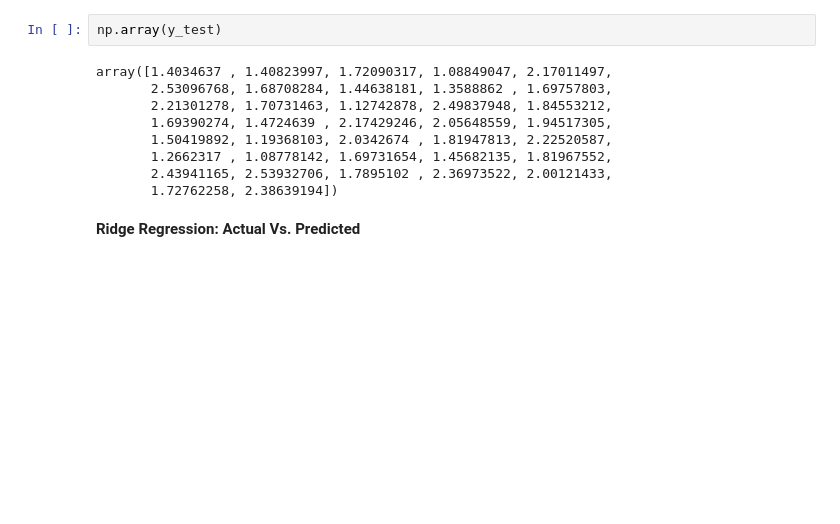
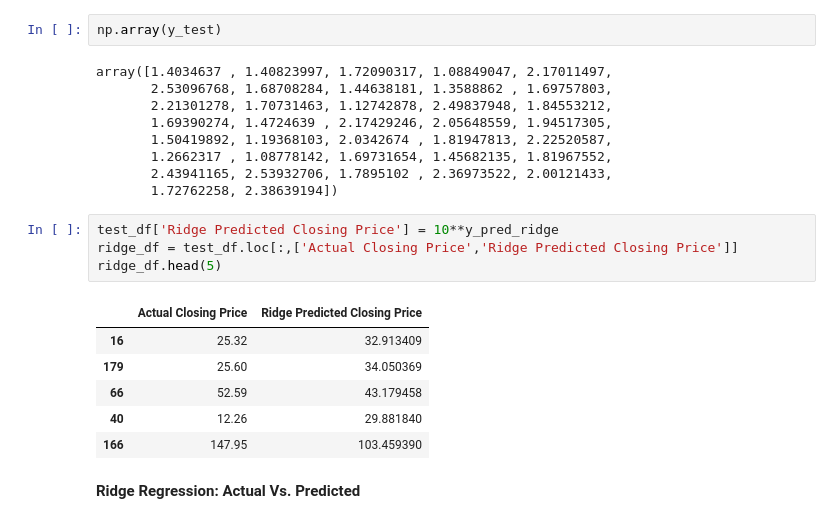
Before and after one commit to Mahima2208/YesBank_Stock_Closing_Price_Prediction, a Jupyter notebook: Yes_Bank.ipynb, the cells around one changed output. Saved outputs shown, nothing was run; the diff lists cells and outputs as text; blank space fills up the shorter version.

```diff
--- a/Yes_Bank.ipynb
+++ b/Yes_Bank.ipynb
@@ -760,6 +772,17 @@ array([1.4034637 , 1.40823997, 1.72090317, 1.08849047, 2.17011497,
        1.2662317 , 1.08778142, 1.69731654, 1.45682135, 1.81967552,
        2.43941165, 2.53932706, 1.7895102 , 2.36973522, 2.00121433,
        1.72762258, 2.38639194])
+# %%
+test_df['Ridge Predicted Closing Price'] = 10**y_pred_ridge
+ridge_df = test_df.loc[:,['Actual Closing Price','Ridge Predicted Closing Price']]
+ridge_df.head(5)
+# %% [output]
+|  | Actual Closing Price | Ridge Predicted Closing Price |
+| 16 | 25.32 | 32.913409 |
+| 179 | 25.60 | 34.050369 |
+| 66 | 52.59 | 43.179458 |
+| 40 | 12.26 | 29.881840 |
+| 166 | 147.95 | 103.459390 |
 # %% [markdown]
 **Ridge Regression: Actual Vs. Predicted**
 # %%
```
Also changed, not shown: parts of 8 cells of this notebook.
